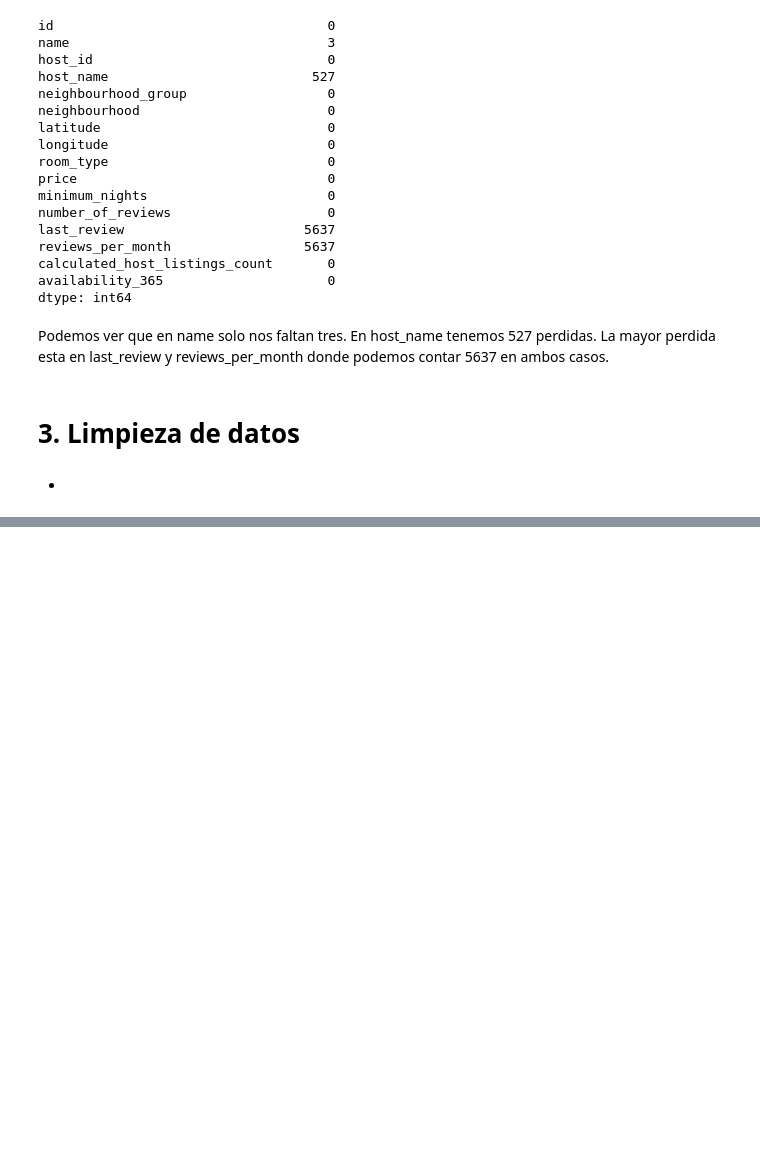
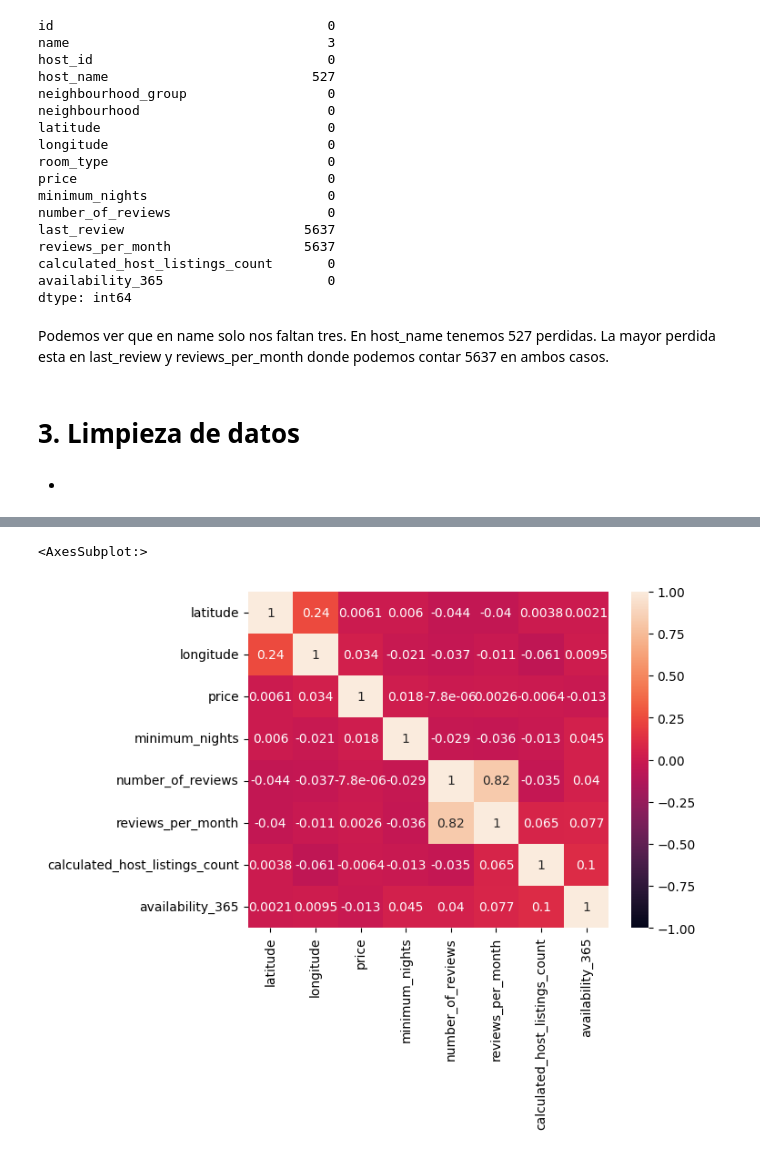
Before and after one commit to Factoria-F5-AI-Bootcamp-1-Edicion/Madrid_AirB-B, a Jupyter notebook: Madrid Airbnb.ipynb, the cells around one changed output, grey strips where cells are left out. Cells and saved outputs as stored; diff of their text form; code cells hidden in the pictures; blank space fills up the shorter version.

```diff
--- a/Madrid Airbnb.ipynb
+++ b/Madrid Airbnb.ipynb
@@ -105,4 +121,7 @@ df.describe()
 | 75% | 4.090994e+07 | 2.256898e+08 | 40.430290 | -3.685420 | 100.000000 | 3.000000 | 31.000000 | 1.630000 | ... |
 | max | 4.918779e+07 | 3.964281e+08 | 40.562740 | -3.531900 | 9999.000000 | 1125.000000 | 706.000000 | 16.220000 | ... |
 # %%
-categoricas =
+#A continuacion se muestra la clasificacion de variables:
+
+categoricas = ["name", "neighbourhood_group", "neighbourhood", "room_type"]
+numericas = ["latitude", "longitude", "price", "minimum_nights", "number_of_reviews", "reviews_per_month", "calculated_host_listings_count", "availability_365"]
@@ -113,0 +185,7 @@ df.shape
+# %%
+df[numericas].corr()
+
+sns.heatmap(df[numericas].corr(), vmin=-1., vmax=1., annot=True)
+# %% [output]
+<AxesSubplot:>
+[figure, added]
```
Also changed, not shown: parts of 12 cells of this notebook.
